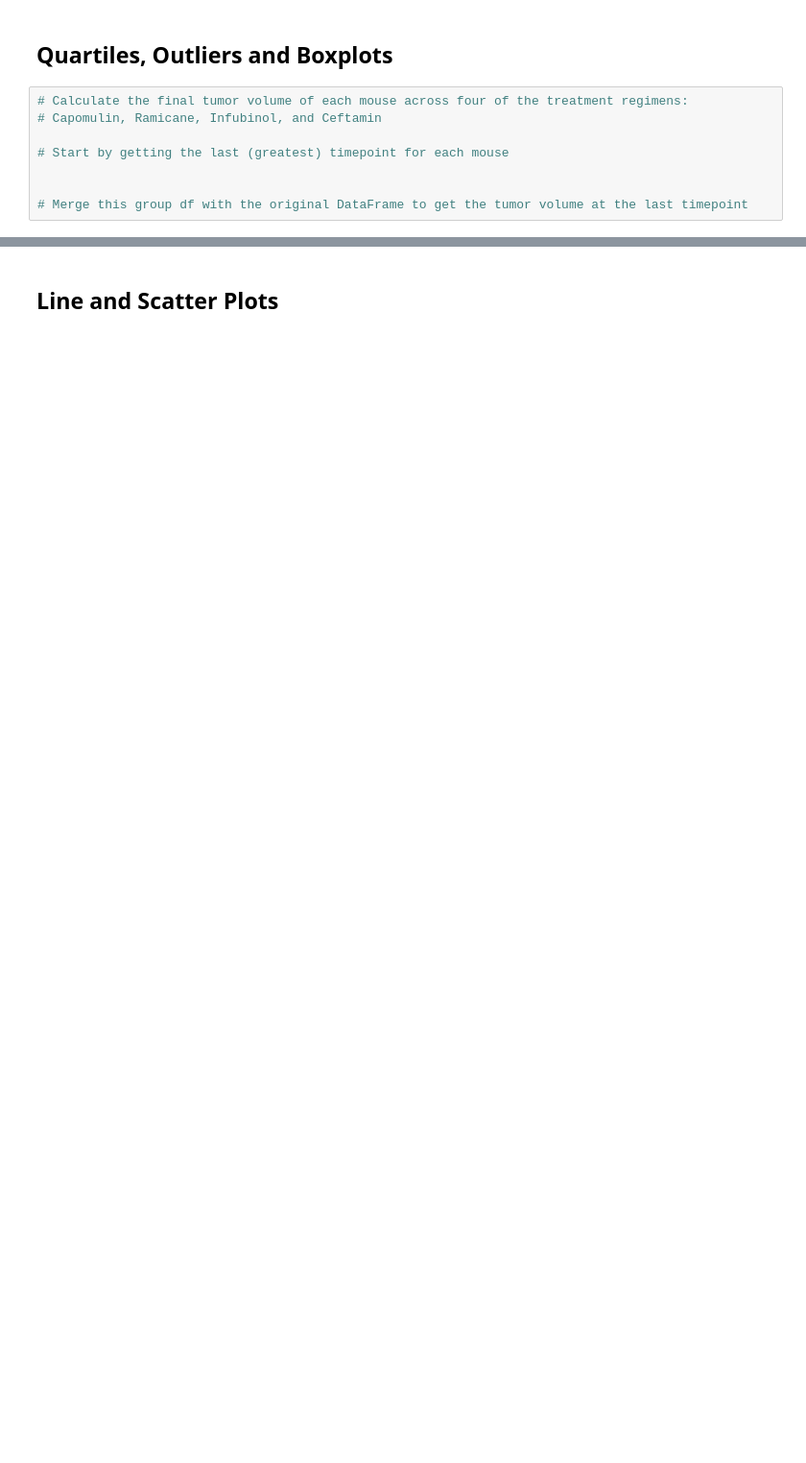
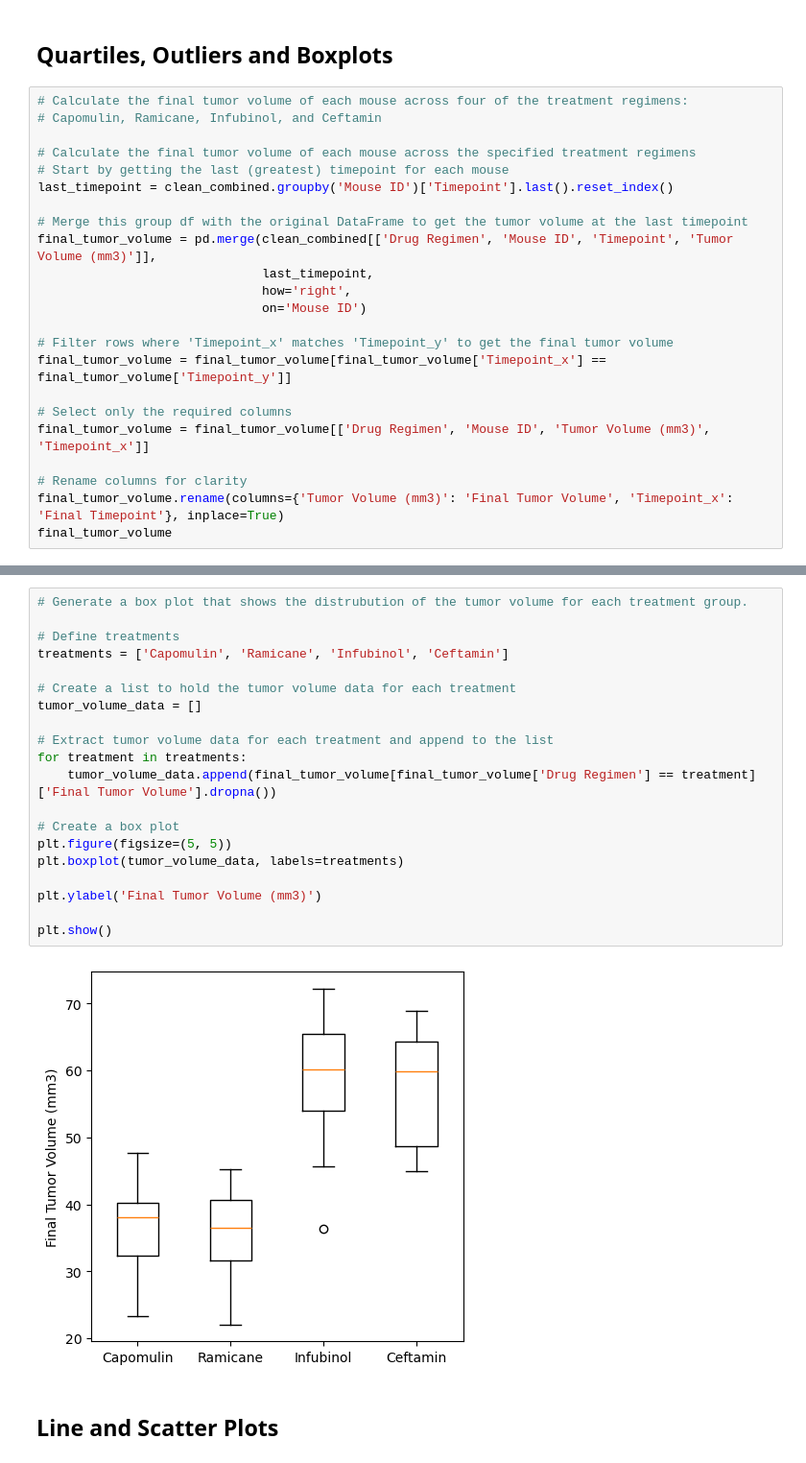
Before and after one commit to nicolercambron/matplotlib-challenge, a Jupyter notebook: Pymaceuticals/pymaceuticals_code.ipynb, the cells around one changed output, grey strips where cells are left out. Shown at 96% size. Cells and saved outputs as stored; diff of their text form; blank space fills up the shorter version.

```diff
--- a/Pymaceuticals/pymaceuticals_code.ipynb
+++ b/Pymaceuticals/pymaceuticals_code.ipynb
@@ -168,7 +193,22 @@ plt.show()
 # Calculate the final tumor volume of each mouse across four of the treatment regimens:
 # Capomulin, Ramicane, Infubinol, and Ceftamin
 
+# Calculate the final tumor volume of each mouse across the specified treatment regimens
 # Start by getting the last (greatest) timepoint for each mouse
-
+last_timepoint = clean_combined.groupby('Mouse ID')['Timepoint'].last().reset_index()
 
 # Merge this group df with the original DataFrame to get the tumor volume at the last timepoint
+final_tumor_volume = pd.merge(clean_combined[['Drug Regimen', 'Mouse ID', 'Timepoint', 'Tumor Volume (mm3)']],
+                              last_timepoint,
+                              how='right',
+                              on='Mouse ID')
+
+# Filter rows where 'Timepoint_x' matches 'Timepoint_y' to get the final tumor volume
+final_tumor_volume = final_tumor_volume[final_tumor_volume['Timepoint_x'] == final_tumor_volume['Timepoint_y']]
+
+# Select only the required columns
+final_tumor_volume = final_tumor_volume[['Drug Regimen', 'Mouse ID', 'Tumor Volume (mm3)', 'Timepoint_x']]
+
+# Rename columns for clarity
+final_tumor_volume.rename(columns={'Tumor Volume (mm3)': 'Final Tumor Volume', 'Timepoint_x': 'Final Timepoint'}, inplace=True)
+final_tumor_volume
@@ -202,2 +268,24 @@ Ceftamin's potential outliers: Series([], Name: Tumor Volume (mm3), dtype: float
+# %%
+# Generate a box plot that shows the distrubution of the tumor volume for each treatment group.
+
+# Define treatments
+treatments = ['Capomulin', 'Ramicane', 'Infubinol', 'Ceftamin']
+
+# Create a list to hold the tumor volume data for each treatment
+tumor_volume_data = []
+
+# Extract tumor volume data for each treatment and append to the list
+for treatment in treatments:
+    tumor_volume_data.append(final_tumor_volume[final_tumor_volume['Drug Regimen'] == treatment]['Final Tumor Volume'].dropna())
+
+# Create a box plot
+plt.figure(figsize=(5, 5))
+plt.boxplot(tumor_volume_data, labels=treatments)
+
+plt.ylabel('Final Tumor Volume (mm3)')
+
+plt.show()
+# %% [output]
+[figure, added]
 # %% [markdown]
 ## Line and Scatter Plots
```
Also changed, not shown: parts of 17 cells of this notebook, 2 other files.
